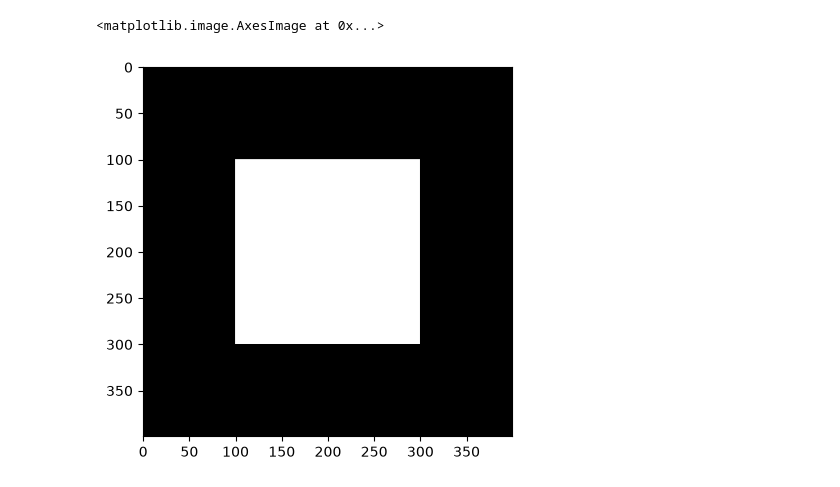
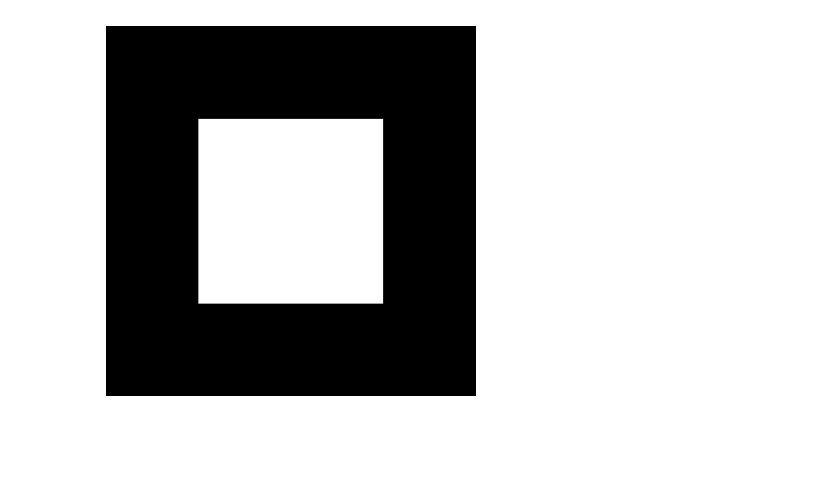
Before and after one commit to alhasanwork21-ship-it/Image-Processing, a Jupyter notebook: test.ipynb, the cells around one changed output. Saved outputs shown, nothing was run; the diff lists cells and outputs as text; code cells hidden in the pictures; blank space fills up the shorter version.

```diff
--- a/test.ipynb
+++ b/test.ipynb
@@ -62,6 +62,7 @@ image = np.zeros((400, 400), dtype=np.uint8)
 image[100:300, 100:300] = 255
 # %%
 plt.imshow(image, cmap='gray')
+plt.axis('off')
+plt.show()
 # %% [output]
-<matplotlib.image.AxesImage at 0x...>
-[figure, old version]
+[figure, new version]
```
Also changed, not shown: parts of 10 cells of this notebook.
